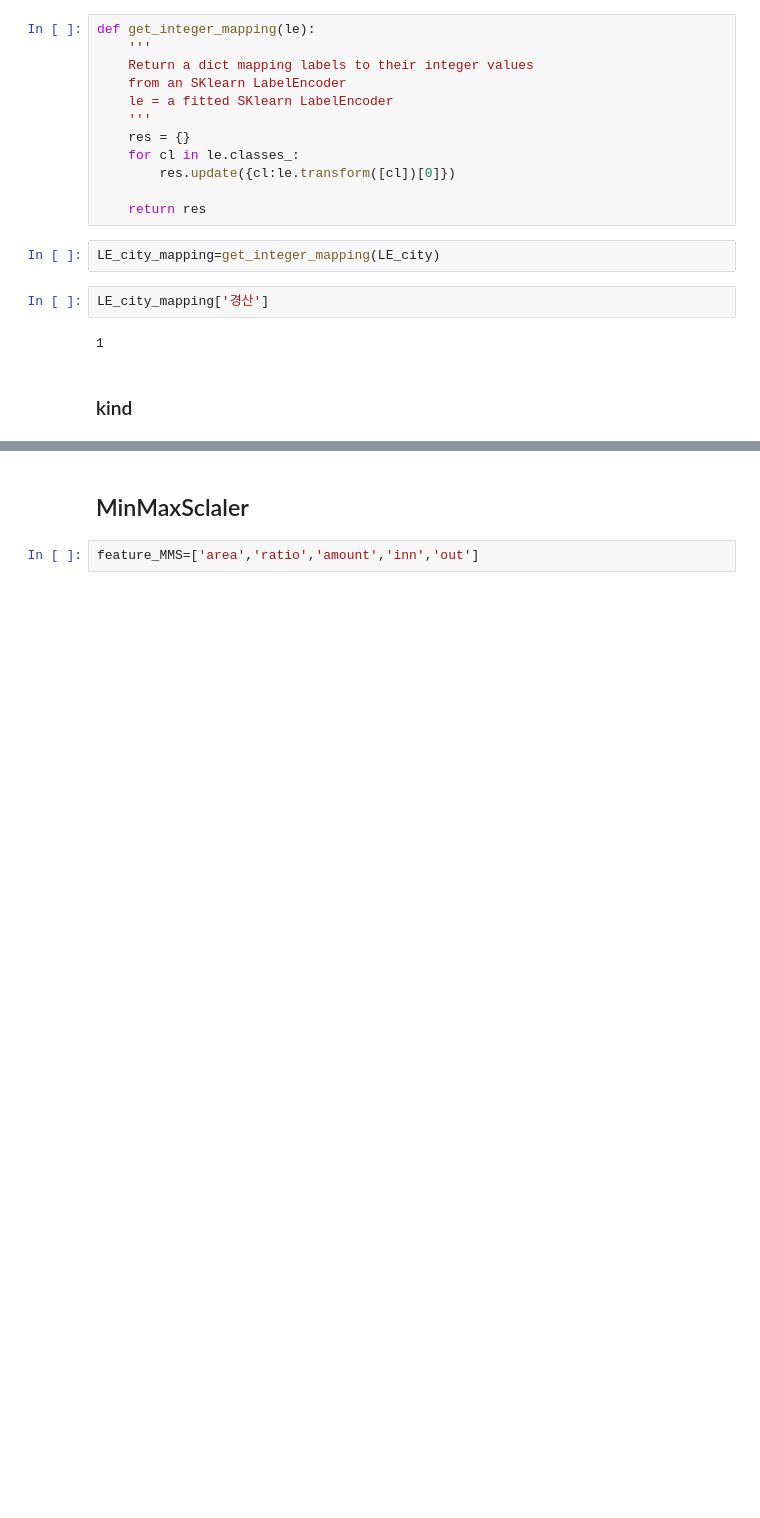
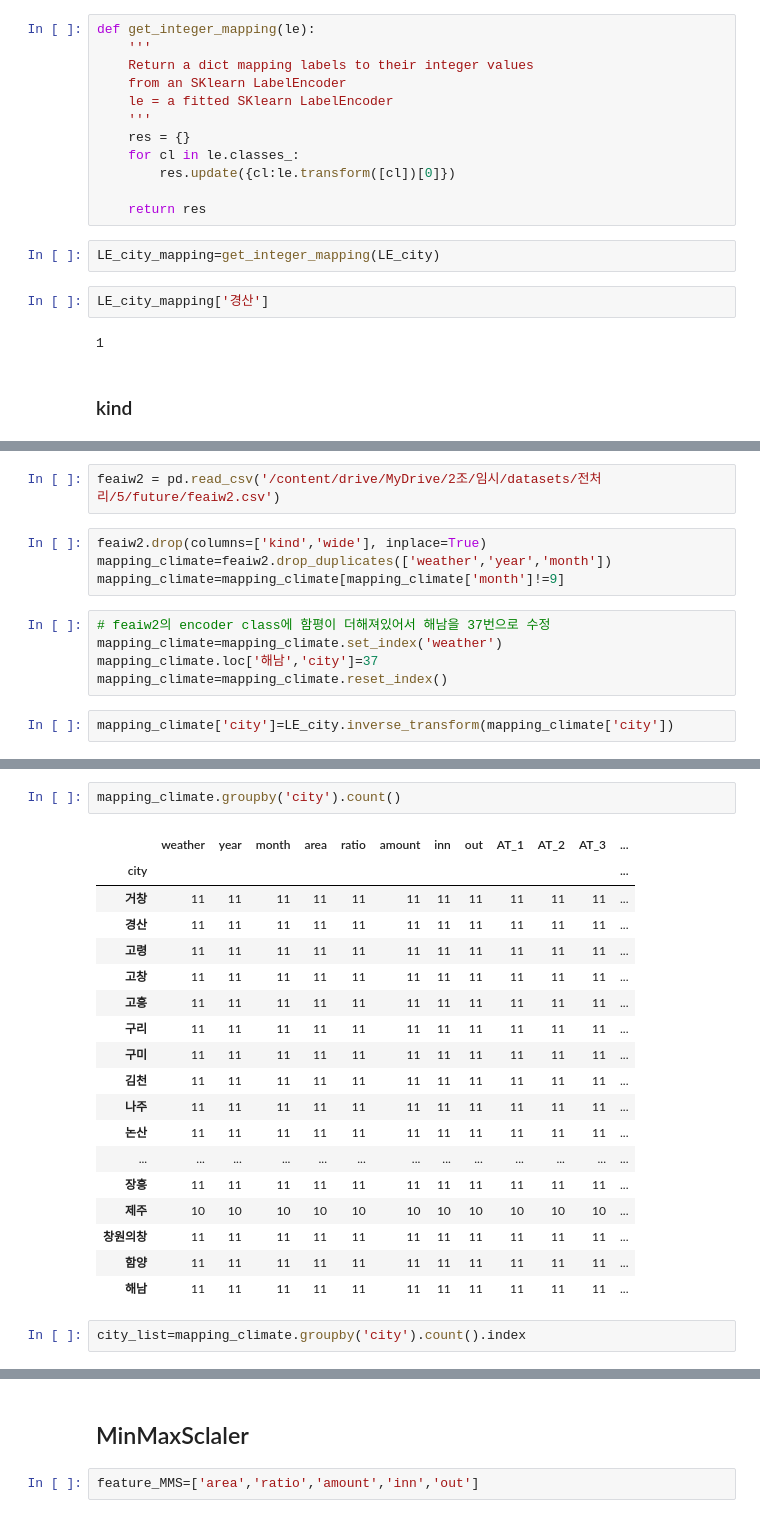
Before and after one commit to seosztt/ML_Project, a Jupyter notebook: 1st_try_onion_price_prediction_program.ipynb, the cells around one changed output, grey strips where cells are left out. Cells and saved outputs as stored; diff of their text form; blank space fills up the shorter version.

```diff
--- a/1st_try_onion_price_prediction_program.ipynb
+++ b/1st_try_onion_price_prediction_program.ipynb
@@ -297,0 +246,13 @@ LE_kind_mapping['깐양파']
+# %%
+feaiw2 = pd.read_csv('/content/drive/MyDrive/2조/임시/datasets/전처리/5/future/feaiw2.csv')
+# %%
+feaiw2.drop(columns=['kind','wide'], inplace=True)
+mapping_climate=feaiw2.drop_duplicates(['weather','year','month'])
+mapping_climate=mapping_climate[mapping_climate['month']!=9]
+# %%
+# feaiw2의 encoder class에 함평이 더해져있어서 해남을 37번으로 수정
+mapping_climate=mapping_climate.set_index('weather')
+mapping_climate.loc['해남','city']=37
+mapping_climate=mapping_climate.reset_index()
+# %%
+mapping_climate['city']=LE_city.inverse_transform(mapping_climate['city'])
@@ -297,0 +275,23 @@ LE_kind_mapping['깐양파']
+# %%
+mapping_climate.groupby('city').count()
+# %% [output]
+|  | weather | year | month | area | ratio | amount | inn | out | AT_1 | AT_2 | AT_3 | ... |
+| city |  |  |  |  |  |  |  |  |  |  |  | ... |
+| 거창 | 11 | 11 | 11 | 11 | 11 | 11 | 11 | 11 | 11 | 11 | 11 | ... |
+| 경산 | 11 | 11 | 11 | 11 | 11 | 11 | 11 | 11 | 11 | 11 | 11 | ... |
+| 고령 | 11 | 11 | 11 | 11 | 11 | 11 | 11 | 11 | 11 | 11 | 11 | ... |
+| 고창 | 11 | 11 | 11 | 11 | 11 | 11 | 11 | 11 | 11 | 11 | 11 | ... |
+| 고흥 | 11 | 11 | 11 | 11 | 11 | 11 | 11 | 11 | 11 | 11 | 11 | ... |
+| 구리 | 11 | 11 | 11 | 11 | 11 | 11 | 11 | 11 | 11 | 11 | 11 | ... |
+| 구미 | 11 | 11 | 11 | 11 | 11 | 11 | 11 | 11 | 11 | 11 | 11 | ... |
+| 김천 | 11 | 11 | 11 | 11 | 11 | 11 | 11 | 11 | 11 | 11 | 11 | ... |
+| 나주 | 11 | 11 | 11 | 11 | 11 | 11 | 11 | 11 | 11 | 11 | 11 | ... |
+| 논산 | 11 | 11 | 11 | 11 | 11 | 11 | 11 | 11 | 11 | 11 | 11 | ... |
+| ... | ... | ... | ... | ... | ... | ... | ... | ... | ... | ... | ... | ... |
+| 장흥 | 11 | 11 | 11 | 11 | 11 | 11 | 11 | 11 | 11 | 11 | 11 | ... |
+| 제주 | 10 | 10 | 10 | 10 | 10 | 10 | 10 | 10 | 10 | 10 | 10 | ... |
+| 창원의창 | 11 | 11 | 11 | 11 | 11 | 11 | 11 | 11 | 11 | 11 | 11 | ... |
+| 함양 | 11 | 11 | 11 | 11 | 11 | 11 | 11 | 11 | 11 | 11 | 11 | ... |
+| 해남 | 11 | 11 | 11 | 11 | 11 | 11 | 11 | 11 | 11 | 11 | 11 | ... |
+# %%
+city_list=mapping_climate.groupby('city').count().index
```
Also changed, not shown: parts of 72 cells of this notebook.
